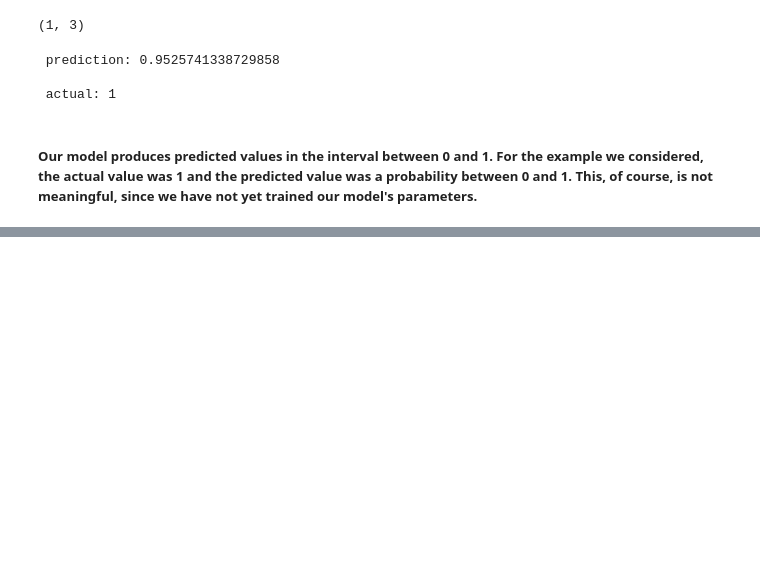
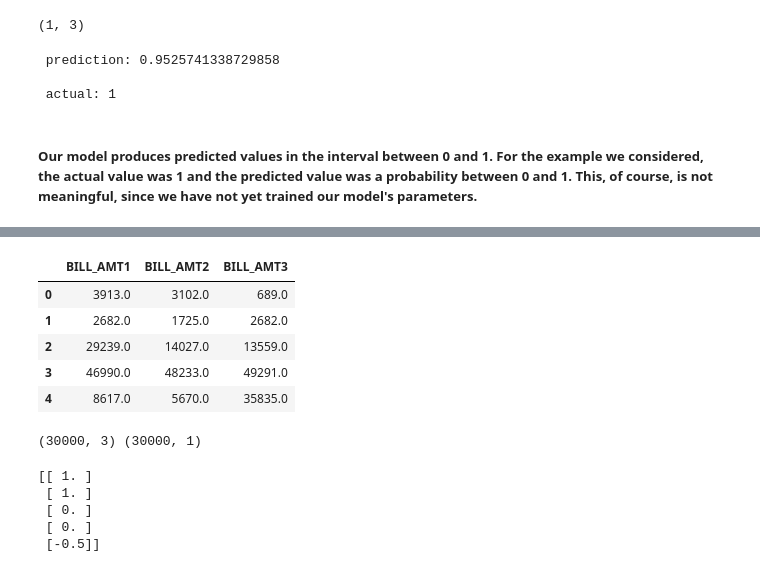
Before and after one commit to naikshubham/Deep-Learning-Using-Python, a Jupyter notebook: TensorFlow/tensorflow.ipynb, the cells around one changed output, grey strips where cells are left out. Saved outputs shown, nothing was run; the diff lists cells and outputs as text; code cells hidden in the pictures; blank space fills up the shorter version.

```diff
--- a/TensorFlow/tensorflow.ipynb
+++ b/TensorFlow/tensorflow.ipynb
@@ -439,0 +492,40 @@ print('\n actual: 1')
+# %%
+dataset = pd.read_csv('data/uci_credit_card.csv')
+uci = dataset[['BILL_AMT1','BILL_AMT2','BILL_AMT3']]
+defaults = dataset['default.payment.next.month']
+uci.head()
+# %% [output]
+|  | BILL_AMT1 | BILL_AMT2 | BILL_AMT3 |
+| 0 | 3913.0 | 3102.0 | 689.0 |
+| 1 | 2682.0 | 1725.0 | 2682.0 |
+| 2 | 29239.0 | 14027.0 | 13559.0 |
+| 3 | 46990.0 | 48233.0 | 49291.0 |
+| 4 | 8617.0 | 5670.0 | 35835.0 |
+# %%
+bill_amounts = np.array(uci)
+defaults = np.array(defaults).reshape(-1,1)
+print(bill_amounts.shape, defaults.shape)
+# %% [output]
+(30000, 3) (30000, 1)
+# %%
+# Construct input layer from features
+inputs = tf.constant(bill_amounts, dtype=np.float32)
+
+# Define first dense layer
+dense1 = tf.keras.layers.Dense(3, activation='relu')(inputs)
+
+# Define second dense layer
+dense2 = tf.keras.layers.Dense(2, activation='relu')(dense1)
+
+# Define output layer
+outputs = tf.keras.layers.Dense(1, activation='sigmoid')(dense2)
+
+# Print error for first five examples
+error = defaults[:5] - outputs.numpy()[:5]
+print(error)
+# %% [output]
+[[ 1. ]
+ [ 1. ]
+ [ 0. ]
+ [ 0. ]
+ [-0.5]]
```
Also changed, not shown: parts of 19 cells of this notebook, 2 other files.
